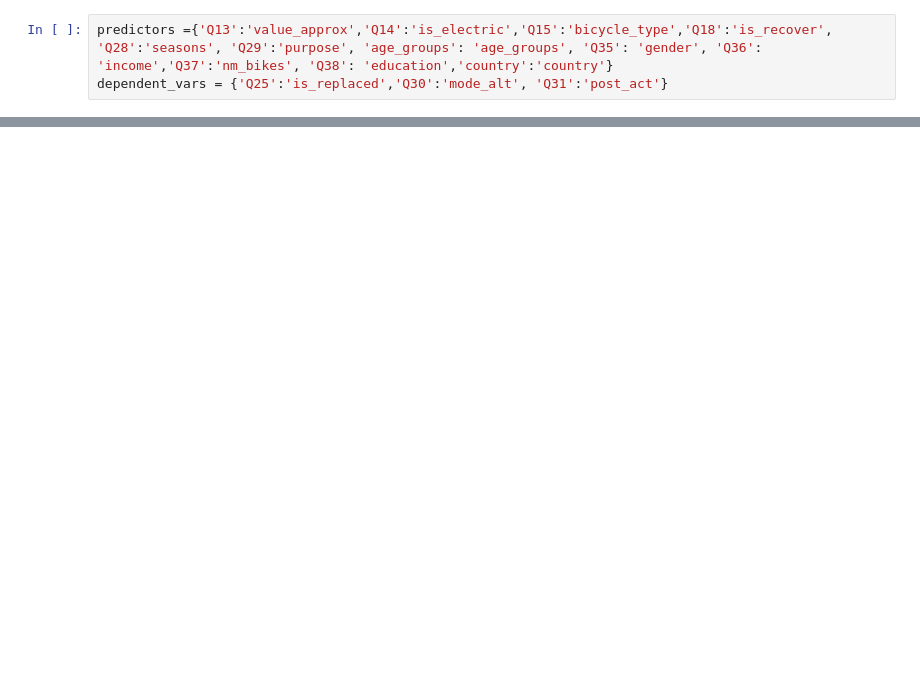
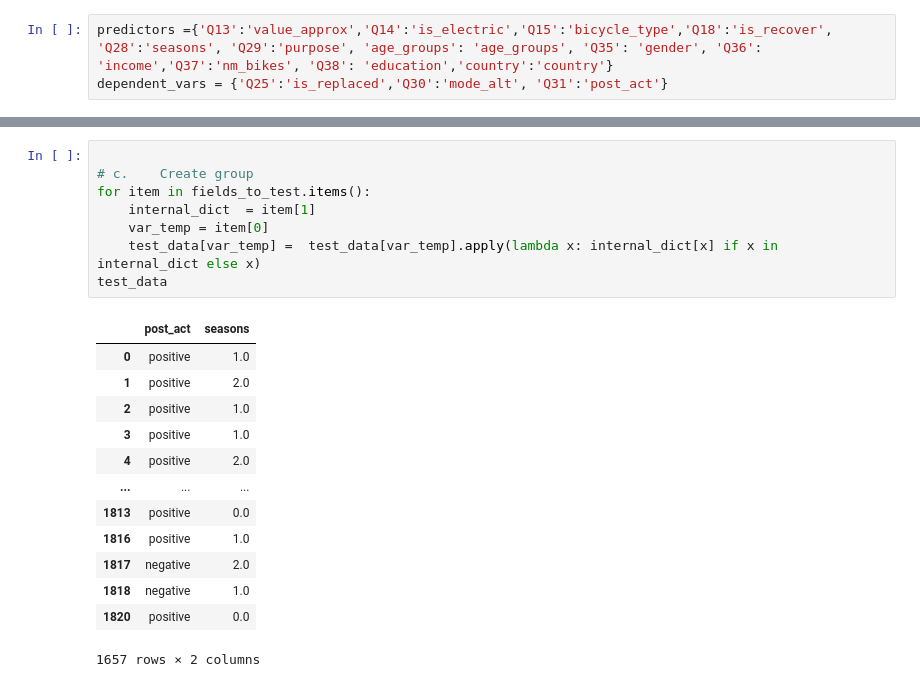
Before and after one commit to achic19/Biketheft, a Jupyter notebook: python/notebooks/paper_2_notebook/advanced_analysis.ipynb, the cells around one changed output, grey strips where cells are left out. Cells and saved outputs as stored; diff of their text form; blank space fills up the shorter version.

```diff
--- a/python/notebooks/paper_2_notebook/advanced_analysis.ipynb
+++ b/python/notebooks/paper_2_notebook/advanced_analysis.ipynb
@@ -422,0 +496,22 @@ dependent_vars = {'Q25':'is_replaced','Q30':'mode_alt', 'Q31':'post_act'}
+# %%
+
+# c.	Create group
+for item in fields_to_test.items():
+    internal_dict  = item[1]
+    var_temp = item[0]
+    test_data[var_temp] =  test_data[var_temp].apply(lambda x: internal_dict[x] if x in internal_dict else x)
+test_data
+# %% [output]
+|  | post_act | seasons |
+| 0 | positive | 1.0 |
+| 1 | positive | 2.0 |
+| 2 | positive | 1.0 |
+| 3 | positive | 1.0 |
+| 4 | positive | 2.0 |
+| ... | ... | ... |
+| 1813 | positive | 0.0 |
+| 1816 | positive | 1.0 |
+| 1817 | negative | 2.0 |
+| 1818 | negative | 1.0 |
+| 1820 | positive | 0.0 |
+1657 rows × 2 columns
```
Also changed, not shown: parts of 17 cells of this notebook.
